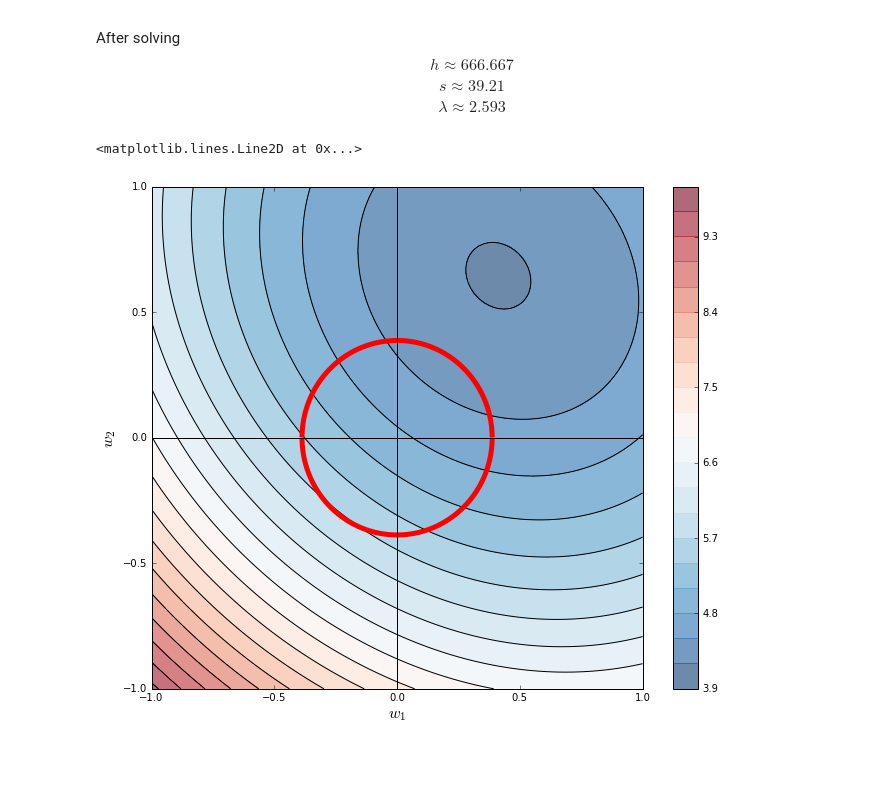
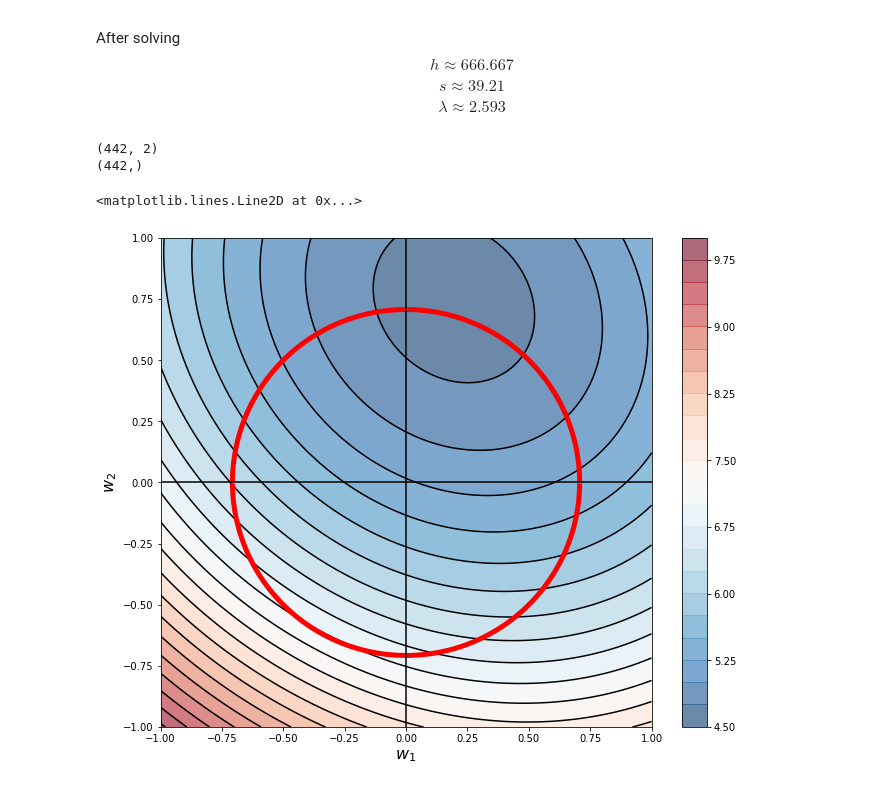
Before and after one commit to lwehbe/10606607_M20, a Jupyter notebook: 10606/Lecture_9.ipynb, the cells around one changed output. Cells and saved outputs as stored; diff of their text form; code cells hidden in the pictures; blank space fills up the shorter version.

```diff
--- a/10606/Lecture_9.ipynb
+++ b/10606/Lecture_9.ipynb
@@ -339,34 +339,40 @@ y = X.dot(np.array([0.4,0.7]))+0.1*np.random.normal(size=442)
 def mse(w_1,w_2):
     error = y-X.dot(np.array([w_1,w_2]))
     return np.sum(error**2)
+
+print(X.shape)
+print(y.shape)
+# %% [output]
+(442, 2)
+(442,)
 # %%
 w1 = np.linspace(-1,1,100)
 w2 = np.linspace(-1,1,100)
 W1,W2 = np.meshgrid(w1, w2)
-b = 0.15
+b = 0.5
 
 f_W1W2 = np.zeros(W1.shape)
 for i in range(W1.shape[0]):
     for j in range(W1.shape[1]):
         f_W1W2[i,j] = mse(W1[i,j],W2[i,j])
 
 w1 = np.linspace(-1,1,10000)
 w2_plot = np.nan_to_num(np.sqrt(b - w1**2))
 
 
 plt.figure(figsize=(11,9))
 
 cs = plt.contourf(W1, W2, f_W1W2,20,cmap='RdBu_r',alpha=0.6);
 plt.colorbar()
 contours = plt.contour(cs, colors='k')
 # plt.clabel(contours, inline=True, fontsize=14)
 plt.xlabel('$w_1$', fontsize=16)
 plt.ylabel('$w_2$', fontsize=16)
 plt.plot(w1[w2_plot>0],w2_plot[w2_plot>0], linewidth=5,color='r')
 plt.plot(w1[w2_plot>0],-w2_plot[w2_plot>0], linewidth=5,color='r')
 
 plt.axhline(0, color='k')
 plt.axvline(0, color='k')
 # %% [output]
 <matplotlib.lines.Line2D at 0x...>
-[figure, old version]
+[figure, new version]
```
Also changed, not shown: 1 other file.
